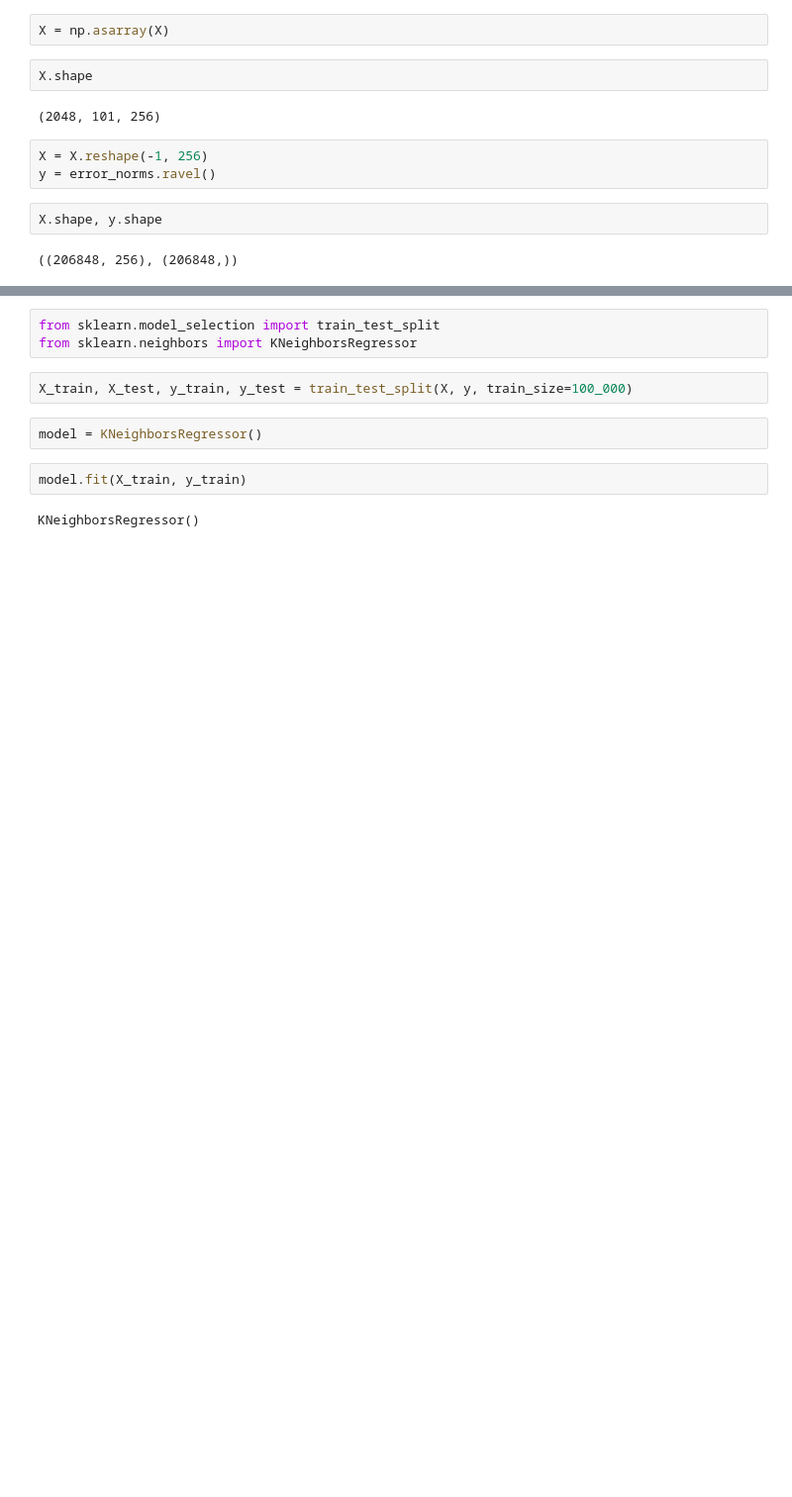
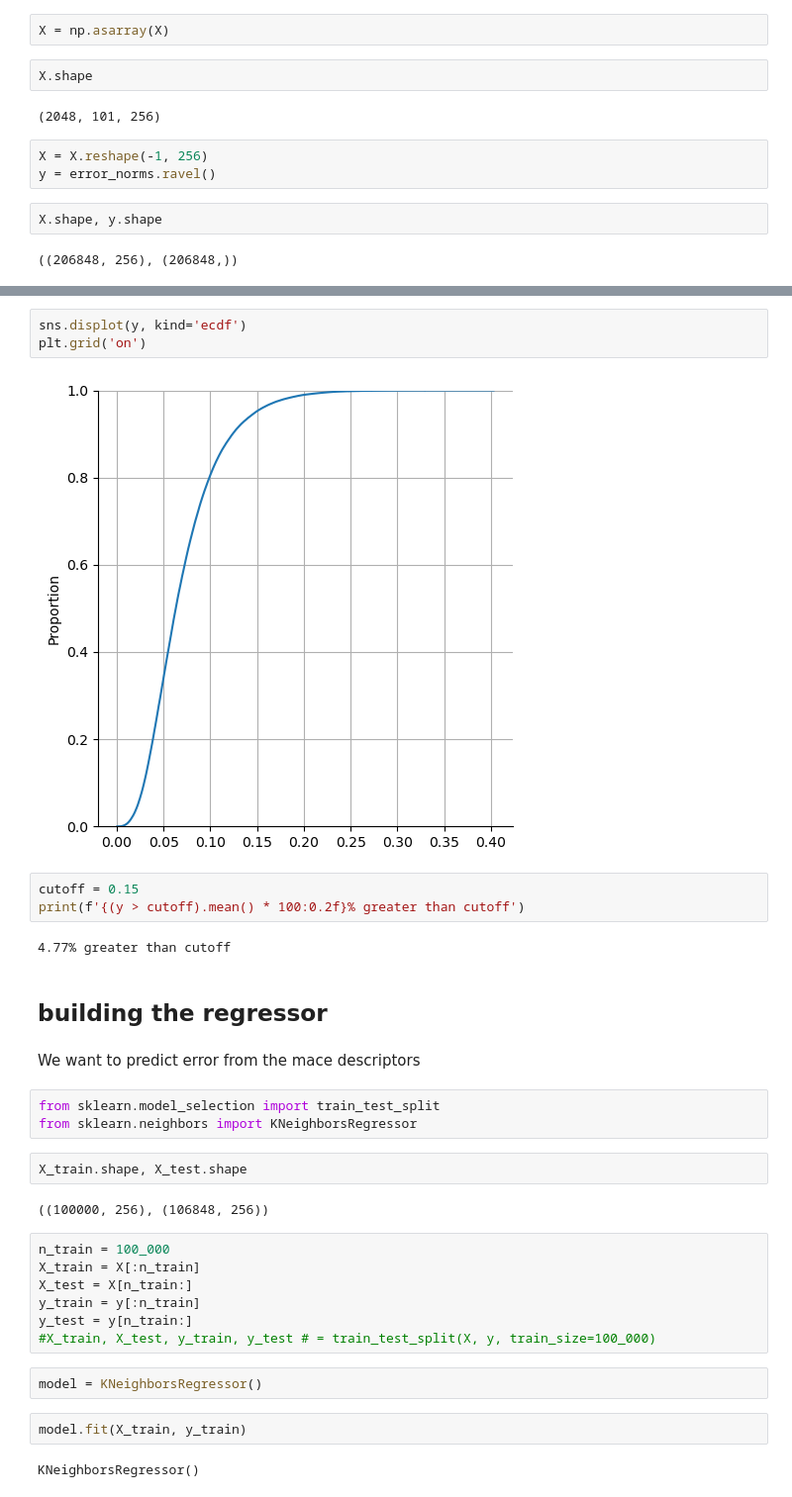
Before and after one commit to globus-labs/cascade, a Jupyter notebook: 3_cascade/0_UQ-tests.ipynb, the cells around one changed output, grey strips where cells are left out. Shown at 99% size. Drawn from its saved outputs; the diff is of its cells as text; blank space fills up the shorter version.

```diff
--- a/3_cascade/0_UQ-tests.ipynb
+++ b/3_cascade/0_UQ-tests.ipynb
@@ -184,8 +189,31 @@ X.shape, y.shape
+# %%
+sns.displot(y, kind='ecdf')
+plt.grid('on')
+# %% [output]
+[figure, added]
+# %%
+cutoff = 0.15
+print(f'{(y > cutoff).mean() * 100:0.2f}% greater than cutoff')
+# %% [output]
+4.77% greater than cutoff
+# %% [markdown]
+## building the regressor
+# %% [markdown]
+We want to predict error from the mace descriptors
 # %%
 from sklearn.model_selection import train_test_split
 from sklearn.neighbors import KNeighborsRegressor
+# %%
+X_train.shape, X_test.shape
+# %% [output]
+((100000, 256), (106848, 256))
 # %%
-X_train, X_test, y_train, y_test = train_test_split(X, y, train_size=100_000)
+n_train = 100_000
+X_train = X[:n_train]
+X_test = X[n_train:]
+y_train = y[:n_train]
+y_test = y[n_train:]
+#X_train, X_test, y_train, y_test # = train_test_split(X, y, train_size=100_000)
 # %%
 model = KNeighborsRegressor()
 # %%
```
Also changed, not shown: parts of 32 cells of this notebook.
